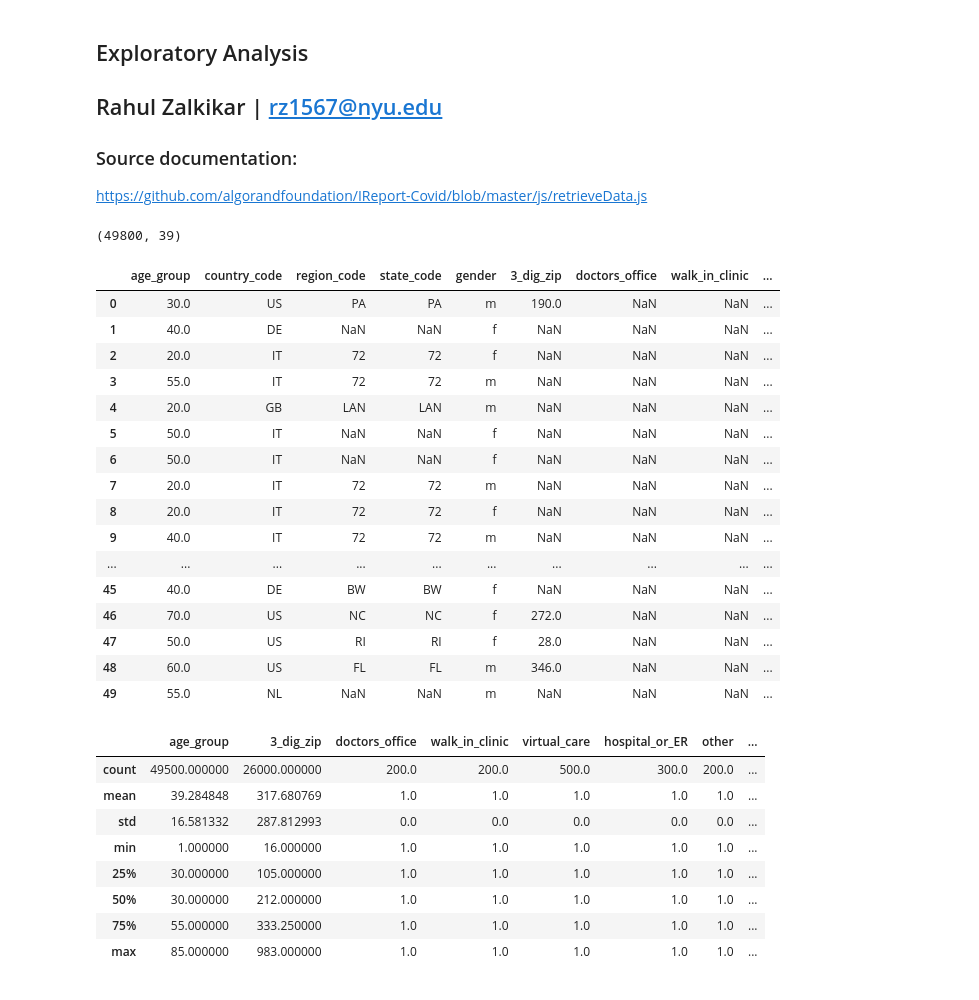
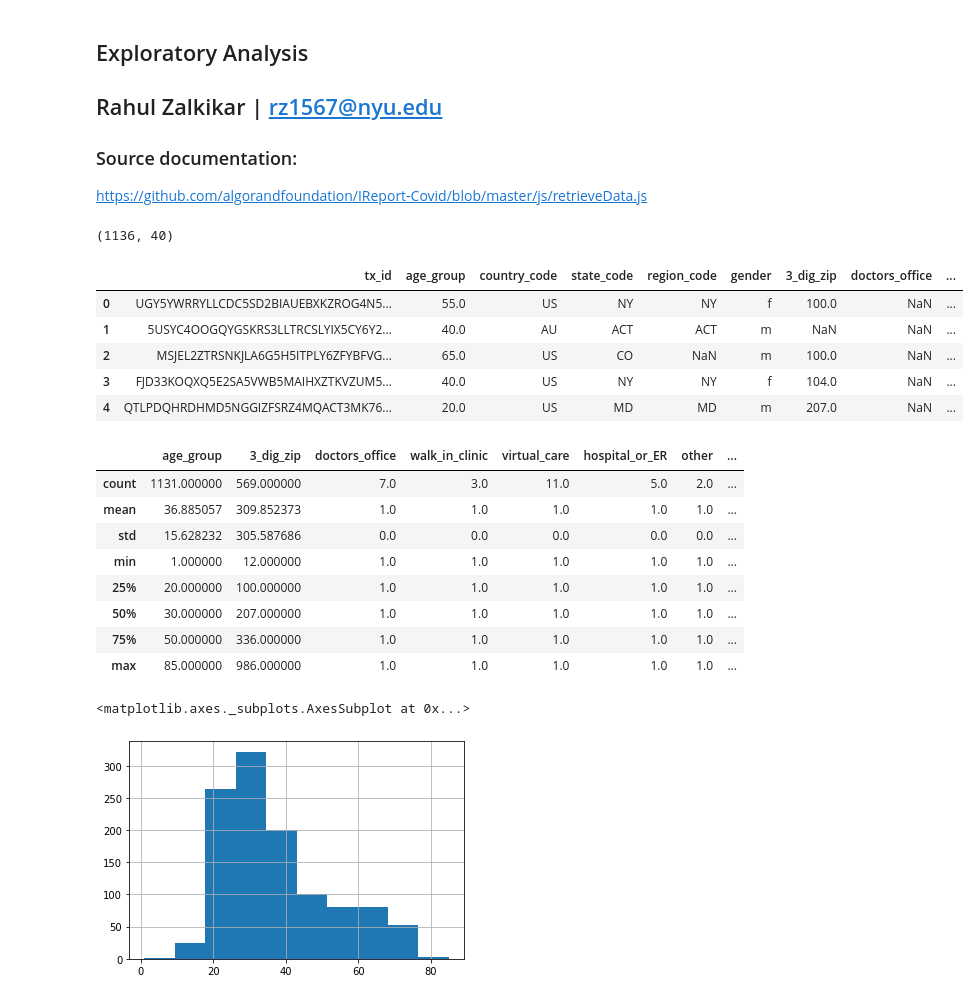
Before and after one commit to zalkikar/AlgoRand_Covid, a Jupyter notebook: Algorand_eda.ipynb, the cells around one changed output. Cells and saved outputs as stored; diff of their text form; code cells hidden in the pictures.

```diff
--- a/Algorand_eda.ipynb
+++ b/Algorand_eda.ipynb
@@ -12,38 +12,34 @@ import pandas as pd
 pd.set_option('display.max_rows', None)
 pd.set_option('display.max_columns', None)
 import numpy as np
+from datetime import datetime
+date = str(datetime.today().strftime('%Y-%m-%d'))
 # %%
-cleaner_data_df = pd.read_csv('cleaner_covidData.csv')
+cleaner_data_df = pd.read_csv('cleaner_covidData'+date+'.csv')
 print(cleaner_data_df.shape)
-cleaner_data_df.head(50)
+cleaner_data_df.head()
 # %% [output]
-(49800, 39)
+(1136, 40)
-|  | age_group | country_code | region_code | state_code | gender | 3_dig_zip | doctors_office | walk_in_clinic | ... |
-| 0 | 30.0 | US | PA | PA | m | 190.0 | NaN | NaN | ... |
-| 1 | 40.0 | DE | NaN | NaN | f | NaN | NaN | NaN | ... |
-| 2 | 20.0 | IT | 72 | 72 | f | NaN | NaN | NaN | ... |
-| 3 | 55.0 | IT | 72 | 72 | m | NaN | NaN | NaN | ... |
-| 4 | 20.0 | GB | LAN | LAN | m | NaN | NaN | NaN | ... |
-| 5 | 50.0 | IT | NaN | NaN | f | NaN | NaN | NaN | ... |
-| 6 | 50.0 | IT | NaN | NaN | f | NaN | NaN | NaN | ... |
-| 7 | 20.0 | IT | 72 | 72 | m | NaN | NaN | NaN | ... |
-| 8 | 20.0 | IT | 72 | 72 | f | NaN | NaN | NaN | ... |
-| 9 | 40.0 | IT | 72 | 72 | m | NaN | NaN | NaN | ... |
-| ... | ... | ... | ... | ... | ... | ... | ... | ... | ... |
-| 45 | 40.0 | DE | BW | BW | f | NaN | NaN | NaN | ... |
-| 46 | 70.0 | US | NC | NC | f | 272.0 | NaN | NaN | ... |
-| 47 | 50.0 | US | RI | RI | f | 28.0 | NaN | NaN | ... |
-| 48 | 60.0 | US | FL | FL | m | 346.0 | NaN | NaN | ... |
-| 49 | 55.0 | NL | NaN | NaN | m | NaN | NaN | NaN | ... |
+|  | tx_id | age_group | country_code | state_code | region_code | gender | 3_dig_zip | doctors_office | ... |
+| 0 | UGY5YWRRYLLCDC5SD2BIAUEBXKZROG4N5... | 55.0 | US | NY | NY | f | 100.0 | NaN | ... |
+| 1 | 5USYC4OOGQYGSKRS3LLTRCSLYIX5CY6Y2... | 40.0 | AU | ACT | ACT | m | NaN | NaN | ... |
+| 2 | MSJEL2ZTRSNKJLA6G5H5ITPLY6ZFYBFVG... | 65.0 | US | CO | NaN | m | 100.0 | NaN | ... |
+| 3 | FJD33KOQXQ5E2SA5VWB5MAIHXZTKVZUM5... | 40.0 | US | NY | NY | f | 104.0 | NaN | ... |
+| 4 | QTLPDQHRDHMD5NGGIZFSRZ4MQACT3MK76... | 20.0 | US | MD | MD | m | 207.0 | NaN | ... |
 # %%
 cleaner_data_df.describe() # time columns: when_discharged, when_admitted, when_quarantine_ended, when_quarantine_started
 # %% [output]
 |  | age_group | 3_dig_zip | doctors_office | walk_in_clinic | virtual_care | hospital_or_ER | other | ... |
-| count | 49500.000000 | 26000.000000 | 200.0 | 200.0 | 500.0 | 300.0 | 200.0 | ... |
-| mean | 39.284848 | 317.680769 | 1.0 | 1.0 | 1.0 | 1.0 | 1.0 | ... |
-| std | 16.581332 | 287.812993 | 0.0 | 0.0 | 0.0 | 0.0 | 0.0 | ... |
-| min | 1.000000 | 16.000000 | 1.0 | 1.0 | 1.0 | 1.0 | 1.0 | ... |
-| 25% | 30.000000 | 105.000000 | 1.0 | 1.0 | 1.0 | 1.0 | 1.0 | ... |
-| 50% | 30.000000 | 212.000000 | 1.0 | 1.0 | 1.0 | 1.0 | 1.0 | ... |
-| 75% | 55.000000 | 333.250000 | 1.0 | 1.0 | 1.0 | 1.0 | 1.0 | ... |
-| max | 85.000000 | 983.000000 | 1.0 | 1.0 | 1.0 | 1.0 | 1.0 | ... |
+| count | 1131.000000 | 569.000000 | 7.0 | 3.0 | 11.0 | 5.0 | 2.0 | ... |
+| mean | 36.885057 | 309.852373 | 1.0 | 1.0 | 1.0 | 1.0 | 1.0 | ... |
+| std | 15.628232 | 305.587686 | 0.0 | 0.0 | 0.0 | 0.0 | 0.0 | ... |
+| min | 1.000000 | 12.000000 | 1.0 | 1.0 | 1.0 | 1.0 | 1.0 | ... |
+| 25% | 20.000000 | 100.000000 | 1.0 | 1.0 | 1.0 | 1.0 | 1.0 | ... |
+| 50% | 30.000000 | 207.000000 | 1.0 | 1.0 | 1.0 | 1.0 | 1.0 | ... |
+| 75% | 50.000000 | 336.000000 | 1.0 | 1.0 | 1.0 | 1.0 | 1.0 | ... |
+| max | 85.000000 | 986.000000 | 1.0 | 1.0 | 1.0 | 1.0 | 1.0 | ... |
+# %%
+cleaner_data_df.age_group.hist()
+# %% [output]
+<matplotlib.axes._subplots.AxesSubplot at 0x...>
+[figure, added]
```
Also changed, not shown: parts of 13 cells of this notebook, 9 other files.
